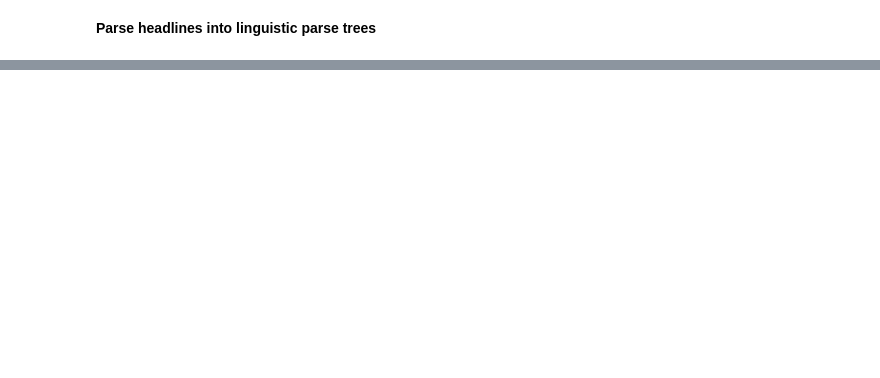
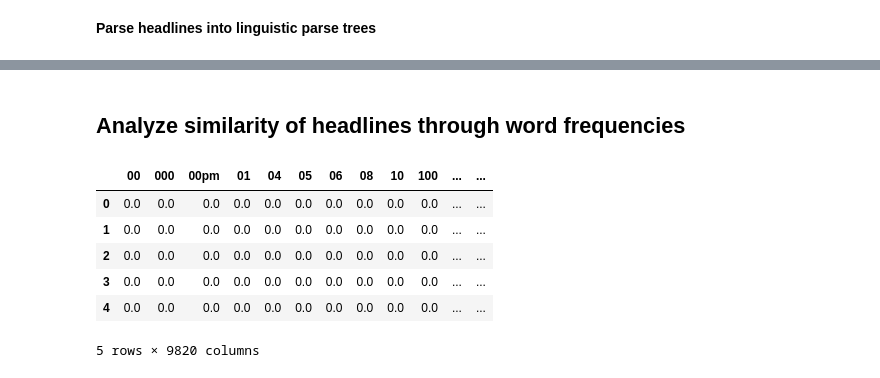
Before and after one commit to churkle/FakeNewsChecker, a Jupyter notebook: Analysis.ipynb, the cells around one changed output, grey strips where cells are left out. Cells and saved outputs as stored; diff of their text form; code cells hidden in the pictures; blank space fills up the shorter version.

```diff
--- a/Analysis.ipynb
+++ b/Analysis.ipynb
@@ -43,0 +98,15 @@ dtype: object
+# %% [markdown]
+## Analyze similarity of headlines through word frequencies
+# %%
+tfidf_vectorizer = TfidfVectorizer(stop_words = 'english')
+titles_tfidf = tfidf_vectorizer.fit_transform(df['title'])
+tfidf_df = pd.DataFrame(titles_tfidf.A, columns=tfidf_vectorizer.get_feature_names())
+tfidf_df.head()
+# %% [output]
+|  | 00 | 000 | 00pm | 01 | 04 | 05 | 06 | 08 | 10 | 100 | ... | ... |
+| 0 | 0.0 | 0.0 | 0.0 | 0.0 | 0.0 | 0.0 | 0.0 | 0.0 | 0.0 | 0.0 | ... | ... |
+| 1 | 0.0 | 0.0 | 0.0 | 0.0 | 0.0 | 0.0 | 0.0 | 0.0 | 0.0 | 0.0 | ... | ... |
+| 2 | 0.0 | 0.0 | 0.0 | 0.0 | 0.0 | 0.0 | 0.0 | 0.0 | 0.0 | 0.0 | ... | ... |
+| 3 | 0.0 | 0.0 | 0.0 | 0.0 | 0.0 | 0.0 | 0.0 | 0.0 | 0.0 | 0.0 | ... | ... |
+| 4 | 0.0 | 0.0 | 0.0 | 0.0 | 0.0 | 0.0 | 0.0 | 0.0 | 0.0 | 0.0 | ... | ... |
+5 rows × 9820 columns
```
Also changed, not shown: parts of 16 cells of this notebook, 1 other file.
